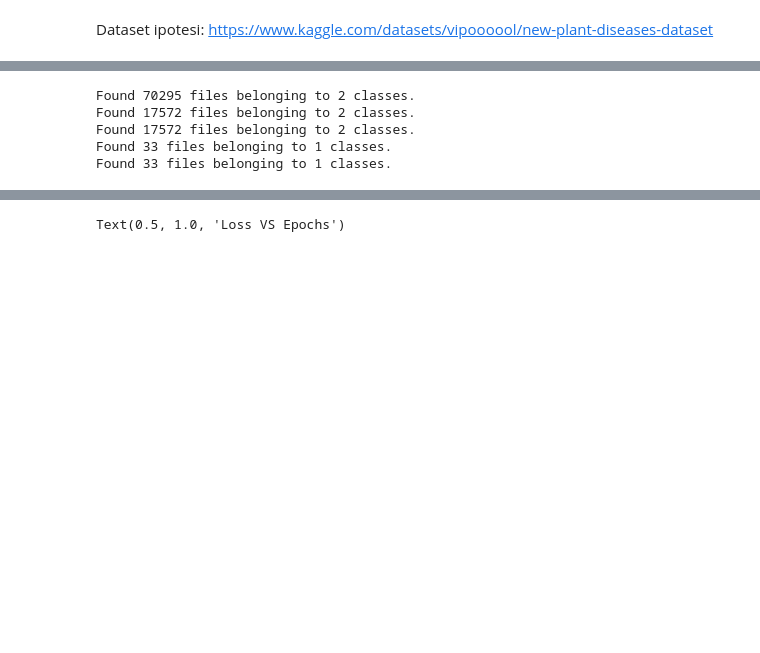
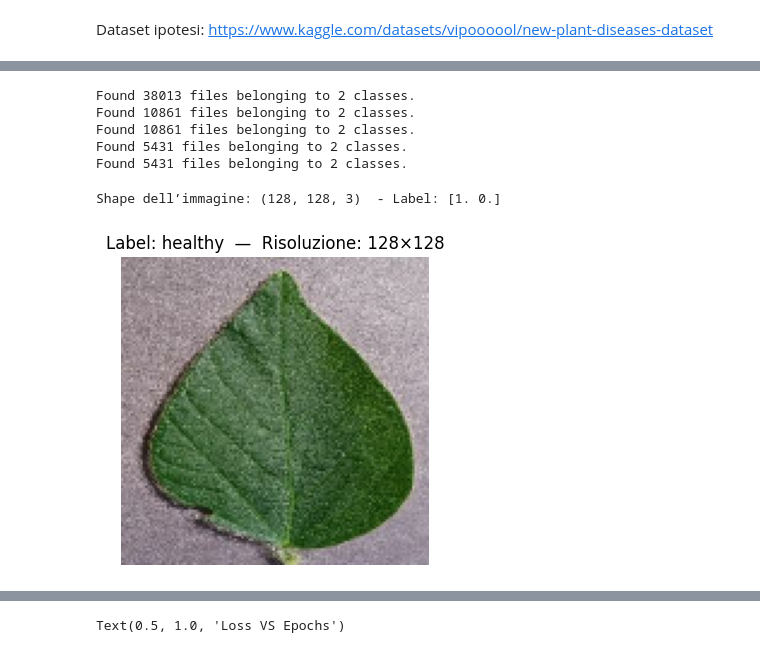
Before and after one commit to Mmc-001/progetto-daml, a Jupyter notebook: proj.ipynb, the cells around one changed output, grey strips where cells are left out. Saved outputs shown, nothing was run; the diff lists cells and outputs as text; code cells hidden in the pictures; blank space fills up the shorter version.

```diff
--- a/proj.ipynb
+++ b/proj.ipynb
@@ -15,9 +6,0 @@ ERROR: Could not open requirements file: [Errno 2] No such file or directory: 'c
-# %%
-# Prova import dataset
-%pip install kagglehub
-import kagglehub
-
-# Download latest version
-path = kagglehub.dataset_download("vipoooool/new-plant-diseases-dataset")
-
-print("Path to dataset files:", path)
@@ -37,5 +122,6 @@ Path to dataset files: C:\Users\Utente\.cache\kagglehub\datasets\vipoooool\new-p
 # %%
-train_path = path + "/New Plant Diseases Dataset(Augmented)/New Plant Diseases Dataset(Augmented)/train"
-val_path = path + "/New Plant Diseases Dataset(Augmented)/New Plant Diseases Dataset(Augmented)/valid"
-test_path = path + "/test"
+path = 'D:\progetto-daml\PlantVillage-Dataset\\final_data'
+train_path = path + "\\train"
+val_path = path + "\\val"
+test_path = path + "\\test"
 # %%
@@ -124,7 +153,4 @@ Note: you may need to restart the kernel to use updated packages.
 # %%
-img_size = (256, 256)
+#resize delle immagini
+img_size = (128, 128)
 batch_size = 32
-# %%
-train_path = path + "/New Plant Diseases Dataset(Augmented)/New Plant Diseases Dataset(Augmented)/train_labelled"
-val_path = path + "/New Plant Diseases Dataset(Augmented)/New Plant Diseases Dataset(Augmented)/valid_labelled"
-test_path = path + "/test"
@@ -168,14 +173,32 @@ test_ds = tf.keras.utils.image_dataset_from_directory(
     test_path,
     image_size=img_size,
     batch_size=batch_size,
-    label_mode='int'
+    label_mode='categorical'
 )
 # %% [output]
-Found 70295 files belonging to 2 classes.
-Found 17572 files belonging to 2 classes.
-Found 17572 files belonging to 2 classes.
-Found 33 files belonging to 1 classes.
-Found 33 files belonging to 1 classes.
+Found 38013 files belonging to 2 classes.
+Found 10861 files belonging to 2 classes.
+Found 10861 files belonging to 2 classes.
+Found 5431 files belonging to 2 classes.
+Found 5431 files belonging to 2 classes.
+# %%
+for imgs, labels in train_ds.take(1):
+    img = imgs[0].numpy().astype("uint8")
+    lbl = labels[0].numpy()
+    break
+
+print("Shape dell’immagine:", img.shape, " - Label:", lbl)  # → (128, 128, 3)
+
+class_names = train_ds.class_names
+lbl_int = np.argmax(lbl)
+plt.figure(figsize=(4,4))
+plt.imshow(img)
+plt.axis('off')
+plt.title(f"Label: {class_names[lbl_int]}  —  Risoluzione: {img.shape[0]}×{img.shape[1]}")
+plt.show()
+# %% [output]
+Shape dell’immagine: (128, 128, 3)  - Label: [1. 0.]
+[figure, added]
 # %%
 # ipotesi modello
 # convolutional 2d
```
Also changed, not shown: parts of 20 cells of this notebook.
